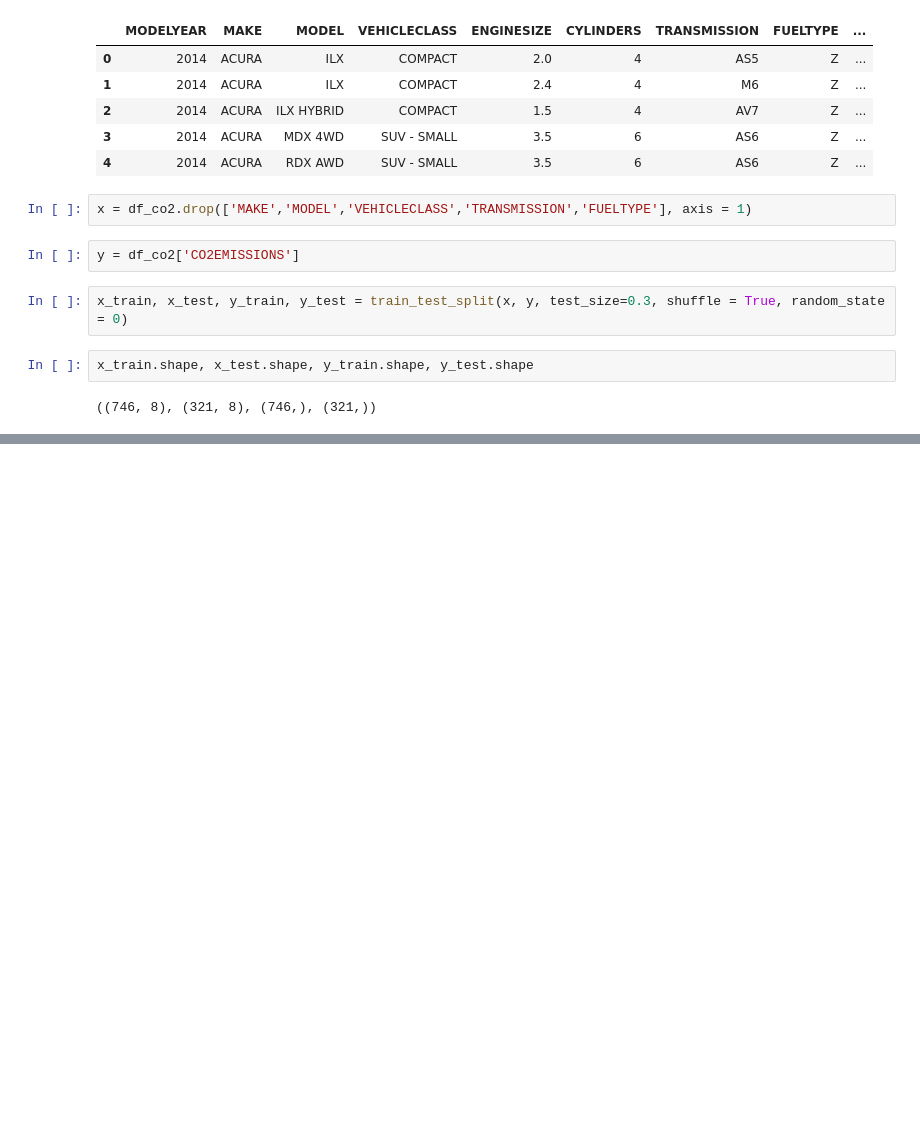
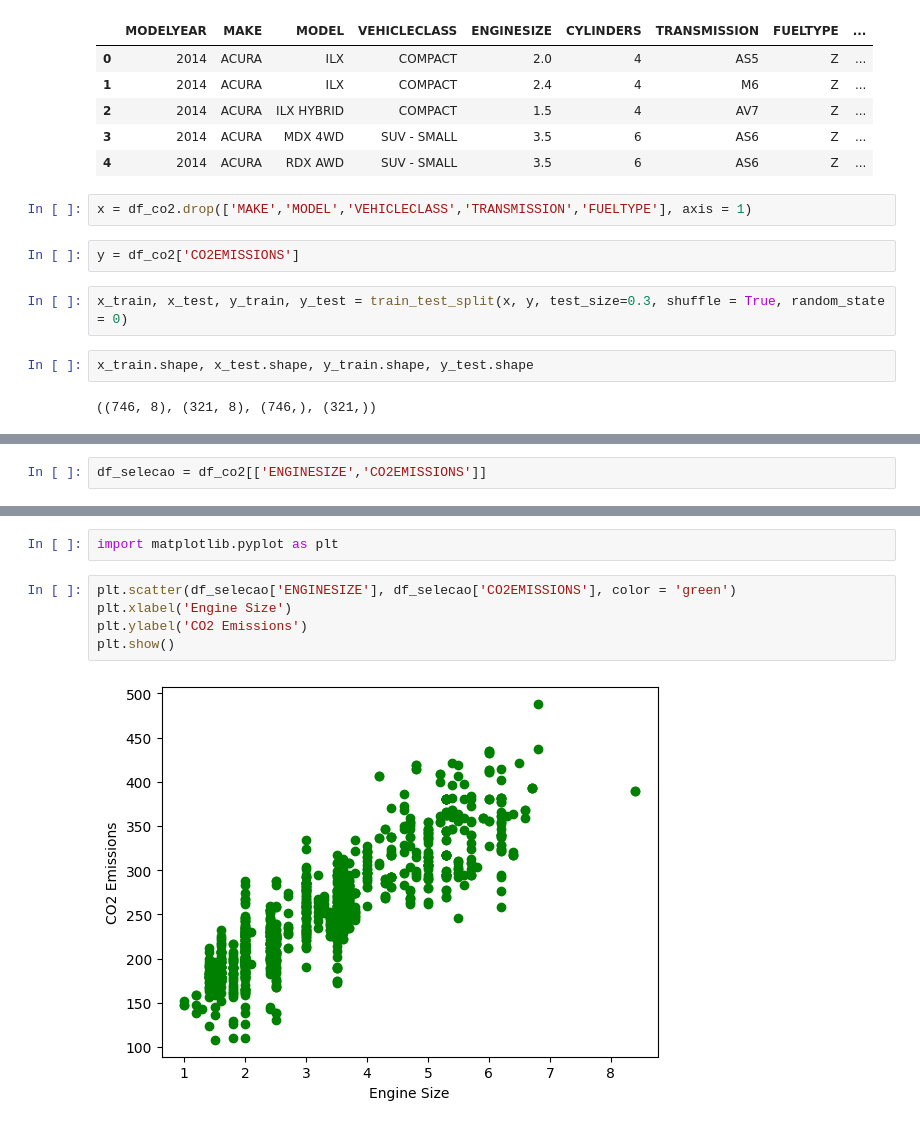
Before and after one commit to JDDPacheco/TADS42, a Jupyter notebook: TETI/aula_24-11-11.ipynb, the cells around one changed output, grey strips where cells are left out. Saved outputs shown, nothing was run; the diff lists cells and outputs as text; blank space fills up the shorter version.

```diff
--- a/TETI/aula_24-11-11.ipynb
+++ b/TETI/aula_24-11-11.ipynb
@@ -74,0 +122,2 @@ modelo_reg =
+# %%
+df_selecao = df_co2[['ENGINESIZE','CO2EMISSIONS']]
@@ -74,0 +133,9 @@ modelo_reg =
+# %%
+import matplotlib.pyplot as plt
+# %%
+plt.scatter(df_selecao['ENGINESIZE'], df_selecao['CO2EMISSIONS'], color = 'green')
+plt.xlabel('Engine Size')
+plt.ylabel('CO2 Emissions')
+plt.show()
+# %% [output]
+[figure, added]
```
Also changed, not shown: parts of 41 cells of this notebook.
